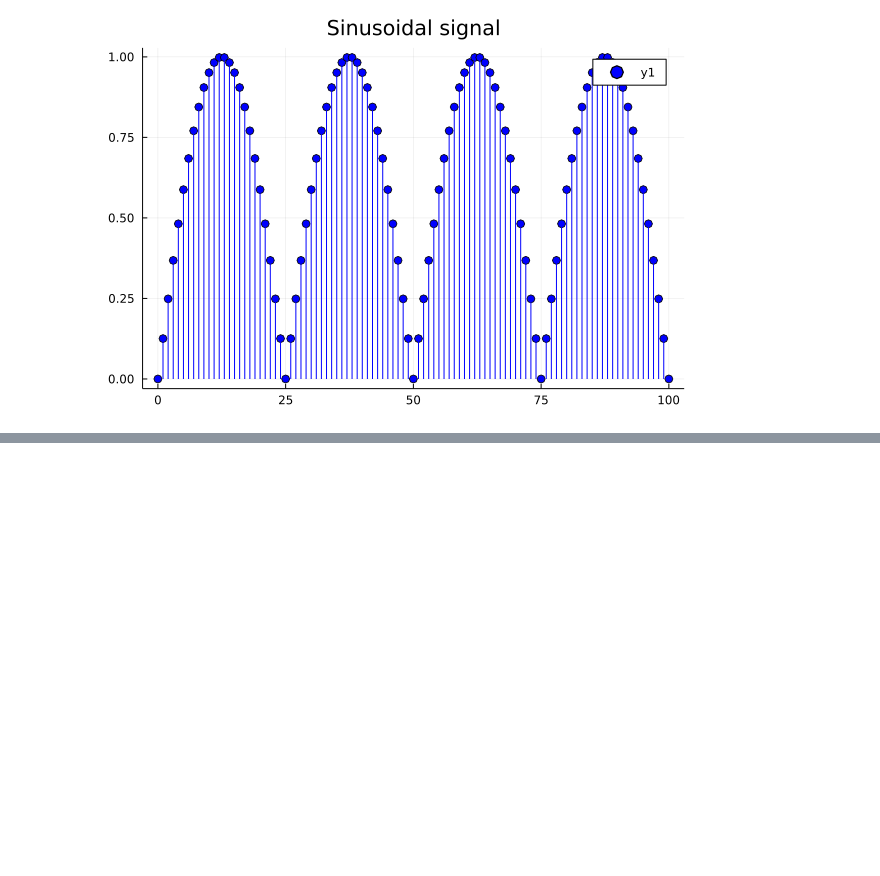
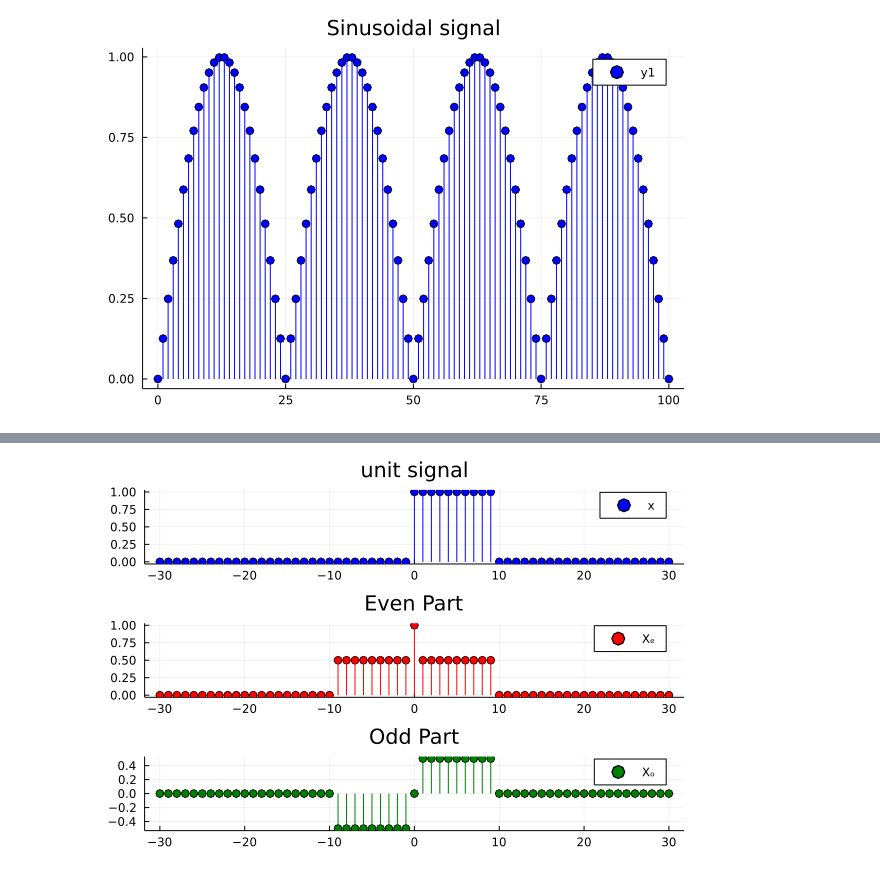
Before and after one commit to gjunqueira-sys/MySignalProcessing.jl, a Jupyter notebook: src/2022-1-8-SignalProcessingPart5.ipynb, the cells around one changed output, grey strips where cells are left out. Saved outputs shown, nothing was run; the diff lists cells and outputs as text; code cells hidden in the pictures; blank space fills up the shorter version.

```diff
--- a/src/2022-1-8-SignalProcessingPart5.ipynb
+++ b/src/2022-1-8-SignalProcessingPart5.ipynb
@@ -86,0 +120,12 @@ plot(s3.n, s3.A, line=:stem, title="Sinusoidal signal", marker = :o, color = :bl
+# %%
+Xₑ = (1/2)* (x + (x |> sigfold)); # pls see fold function definition
+# %%
+Xₒ = (1/2)* (x + -1*(x |> sigfold)); # pls see fold function definition
+# %%
+p1 = plot(x.n, x.A, line=:stem, title="unit signal", marker = :o, color = :blue, label = "x")
+p2 = plot(Xₑ.n, Xₑ.A, line=:stem, title="Even Part", marker = :o, color = :red, label = "Xₑ")
+p3 = plot(Xₒ.n, Xₒ.A, line=:stem, title="Odd Part", marker = :o, color = :green, label = "Xₒ")
+
+plot(p1, p2, p3, layout=(3,1))
+# %% [output]
+[figure, added]
```
Also changed, not shown: parts of 11 cells of this notebook, 1 other file.
